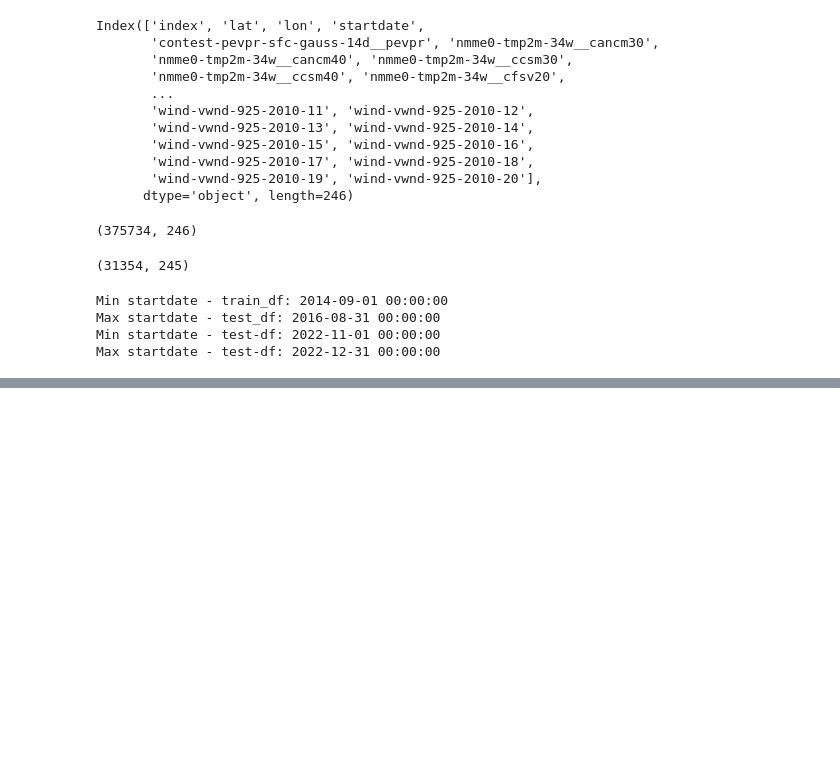
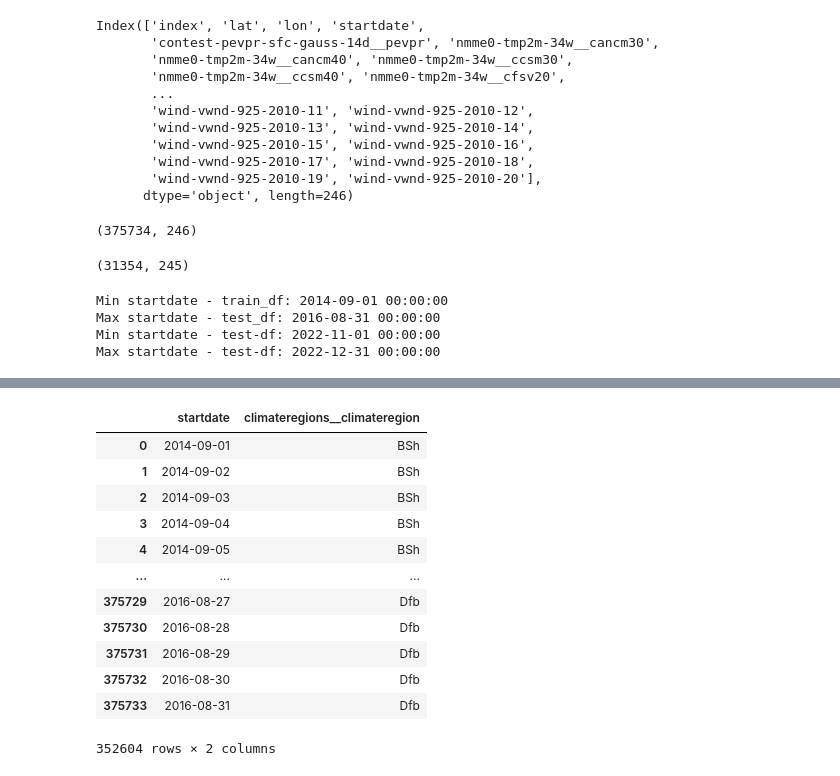
Before and after one commit to pondyasha/Improving-Extreme-Weather-Forecasts, a Jupyter notebook: wids_datathon_2023.ipynb, the cells around one changed output, grey strips where cells are left out. Cells and saved outputs as stored; diff of their text form; code cells hidden in the pictures; blank space fills up the shorter version.

```diff
--- a/wids_datathon_2023.ipynb
+++ b/wids_datathon_2023.ipynb
@@ -98,0 +175,20 @@ Max startdate - test-df: 2022-12-31 00:00:00
+# %%
+# there are different locations in train and test datasets - Let's solve this problem
+
+# count the unique locations
+
+train_df[['startdate','climateregions__climateregion']]
+# %% [output]
+|  | startdate | climateregions__climateregion |
+| 0 | 2014-09-01 | BSh |
+| 1 | 2014-09-02 | BSh |
+| 2 | 2014-09-03 | BSh |
+| 3 | 2014-09-04 | BSh |
+| 4 | 2014-09-05 | BSh |
+| ... | ... | ... |
+| 375729 | 2016-08-27 | Dfb |
+| 375730 | 2016-08-28 | Dfb |
+| 375731 | 2016-08-29 | Dfb |
+| 375732 | 2016-08-30 | Dfb |
+| 375733 | 2016-08-31 | Dfb |
+352604 rows × 2 columns
```
Also changed, not shown: parts of 10 cells of this notebook.
